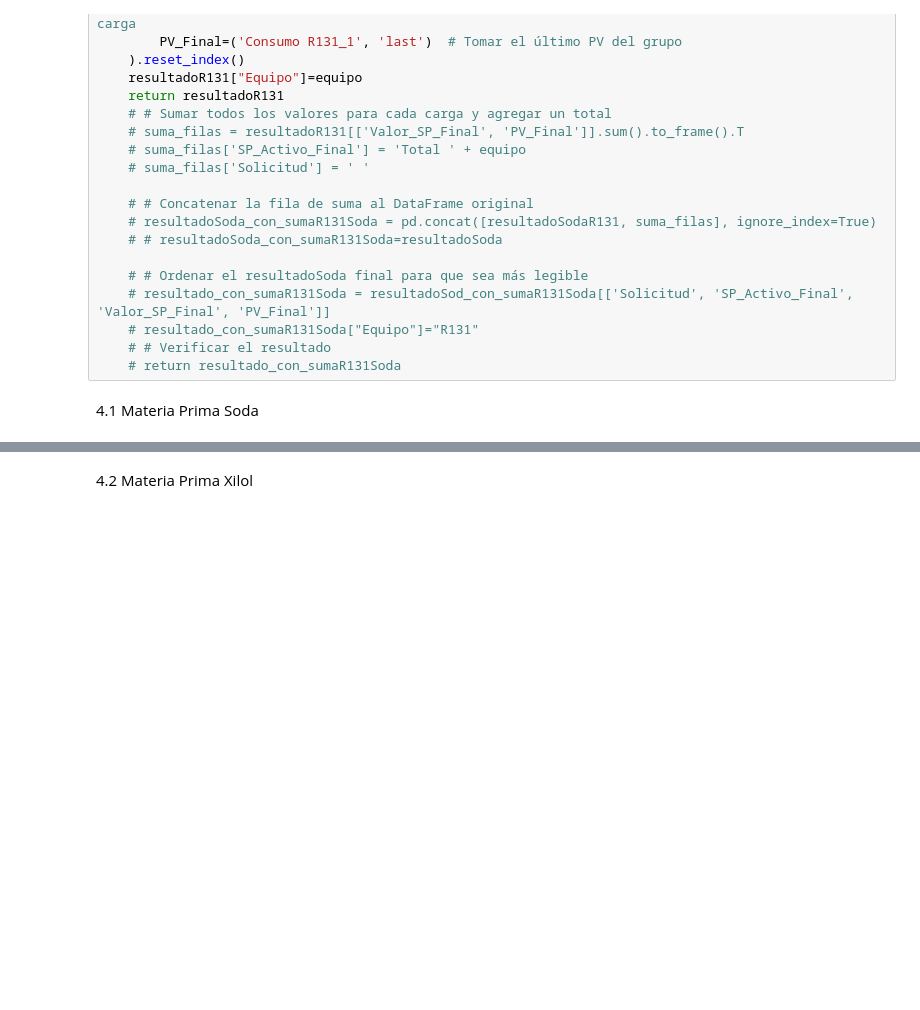
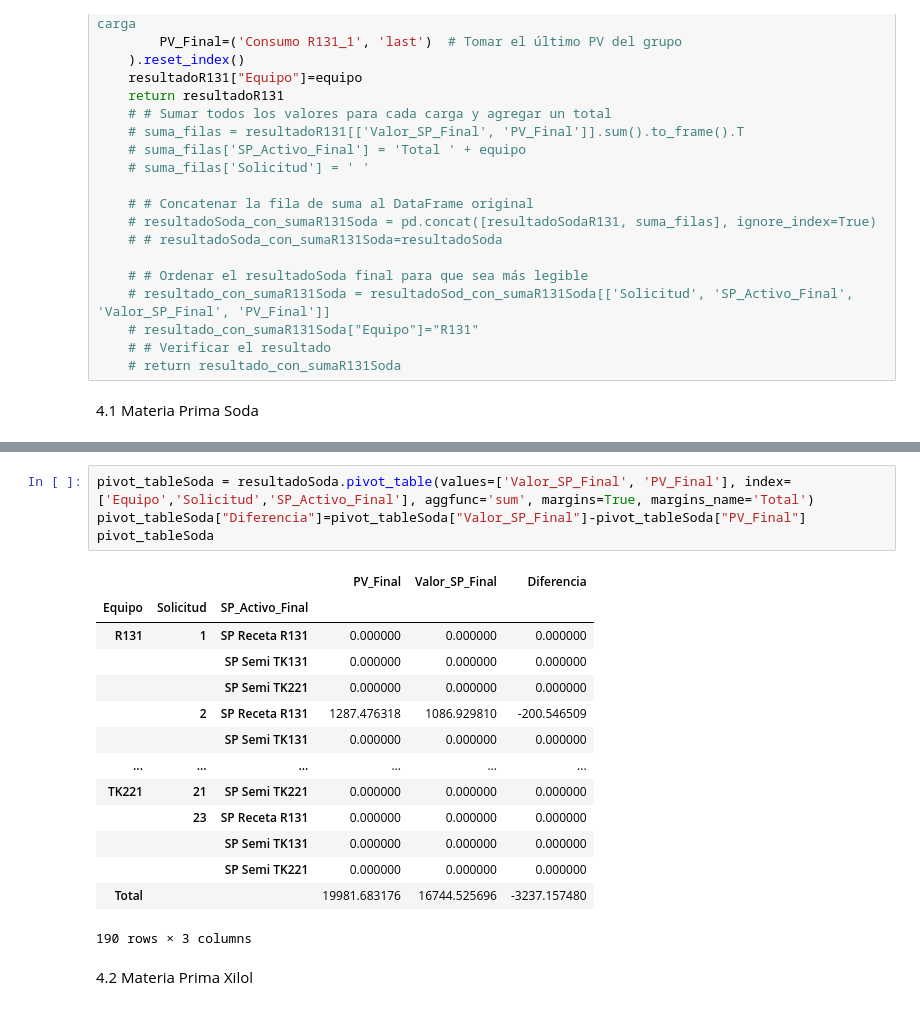
Before and after one commit to AcSsalazar/Proyecto_1_udem, a Jupyter notebook: MP_Consumos_BarbosaV2.ipynb, the cells around one changed output, grey strips where cells are left out. Drawn from its saved outputs; the diff is of its cells as text; blank space fills up the shorter version.

```diff
--- a/MP_Consumos_BarbosaV2.ipynb
+++ b/MP_Consumos_BarbosaV2.ipynb
@@ -317,6 +329,25 @@ resultadoSoda
 | 10 | 21 | SP Semi TK131 | 665.044067 | 652.016785 | TK131 |
 | 11 | 23 | SP Semi TK131 | 850.472229 | 1029.105591 | TK131 |
 | 0 | 2 | SP Semi TK221 | 295.000000 | 295.028961 | TK221 |
+# %%
+pivot_tableSoda = resultadoSoda.pivot_table(values=['Valor_SP_Final', 'PV_Final'], index=['Equipo','Solicitud','SP_Activo_Final'], aggfunc='sum', margins=True, margins_name='Total')
+pivot_tableSoda["Diferencia"]=pivot_tableSoda["Valor_SP_Final"]-pivot_tableSoda["PV_Final"]
+pivot_tableSoda
+# %% [output]
+|  |  |  | PV_Final | Valor_SP_Final | Diferencia |
+| Equipo | Solicitud | SP_Activo_Final |  |  |  |
+| R131 | 1 | SP Receta R131 | 0.000000 | 0.000000 | 0.000000 |
+|  |  | SP Semi TK131 | 0.000000 | 0.000000 | 0.000000 |
+|  |  | SP Semi TK221 | 0.000000 | 0.000000 | 0.000000 |
+|  | 2 | SP Receta R131 | 1287.476318 | 1086.929810 | -200.546509 |
+|  |  | SP Semi TK131 | 0.000000 | 0.000000 | 0.000000 |
+| ... | ... | ... | ... | ... | ... |
+| TK221 | 21 | SP Semi TK221 | 0.000000 | 0.000000 | 0.000000 |
+|  | 23 | SP Receta R131 | 0.000000 | 0.000000 | 0.000000 |
+|  |  | SP Semi TK131 | 0.000000 | 0.000000 | 0.000000 |
+|  |  | SP Semi TK221 | 0.000000 | 0.000000 | 0.000000 |
+| Total |  |  | 19981.683176 | 16744.525696 | -3237.157480 |
+190 rows × 3 columns
 # %% [markdown]
 4.2 Materia Prima Xilol
 # %%
```
Also changed, not shown: parts of 6 cells of this notebook.
